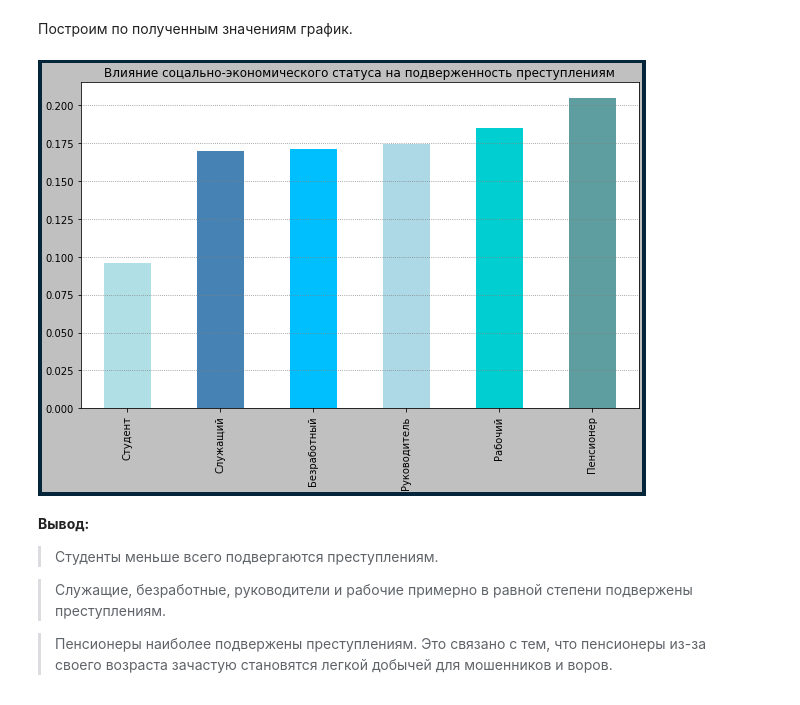
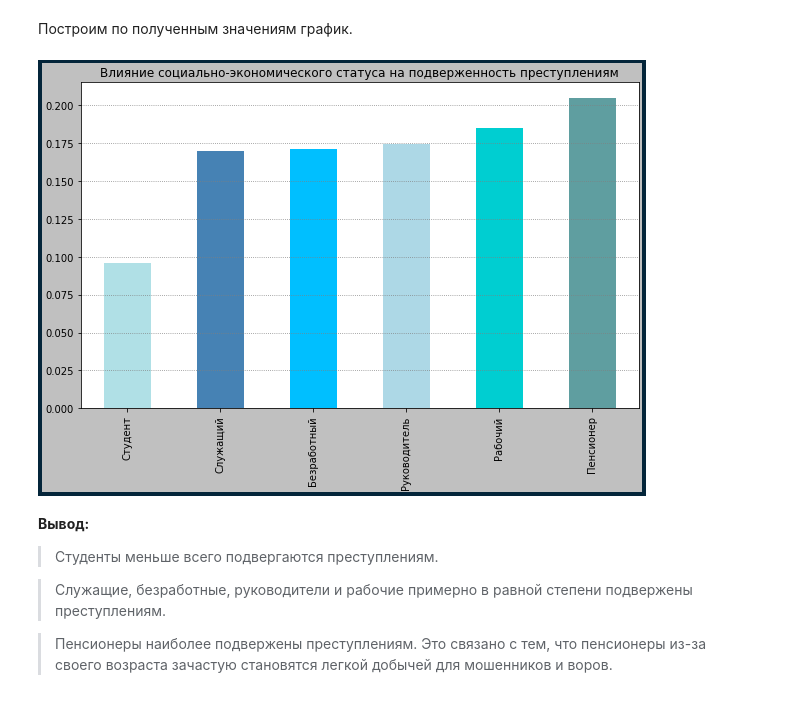
Before and after one commit to litosha/sirius, a Jupyter notebook: Анализ.ipynb, the cells around one changed output. Saved outputs shown, nothing was run; the diff lists cells and outputs as text; code cells hidden in the pictures.

```diff
--- a/Анализ.ipynb
+++ b/Анализ.ipynb
@@ -1058,14 +1058,14 @@ for i in range(len(group_resp_ses)):
 # %%
 plt.figure(figsize=(10, 6), linewidth=8, edgecolor="#04253a") \
 .set_facecolor(pltclr)
 
 group_resp_ses.plot.bar(color=colors)
 
-plt.title('Влияние соцально-экономического статуса на подверженность преступлениям')
+plt.title('Влияние социально-экономического статуса на подверженность преступлениям')
 
 plt.grid(which='major', color = 'gray', axis='y', linestyle=':')
 # %% [output]
-[figure, old version]
+[figure, new version]
 # %% [markdown]
 **Вывод:**
 
```
Also changed, not shown: parts of 38 cells of this notebook.
